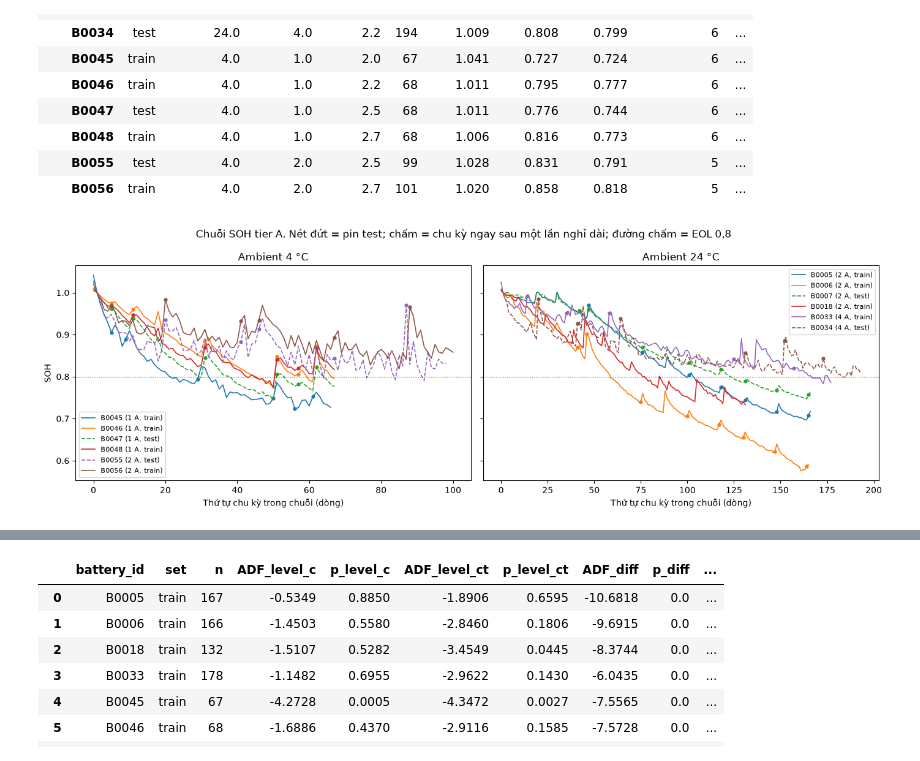
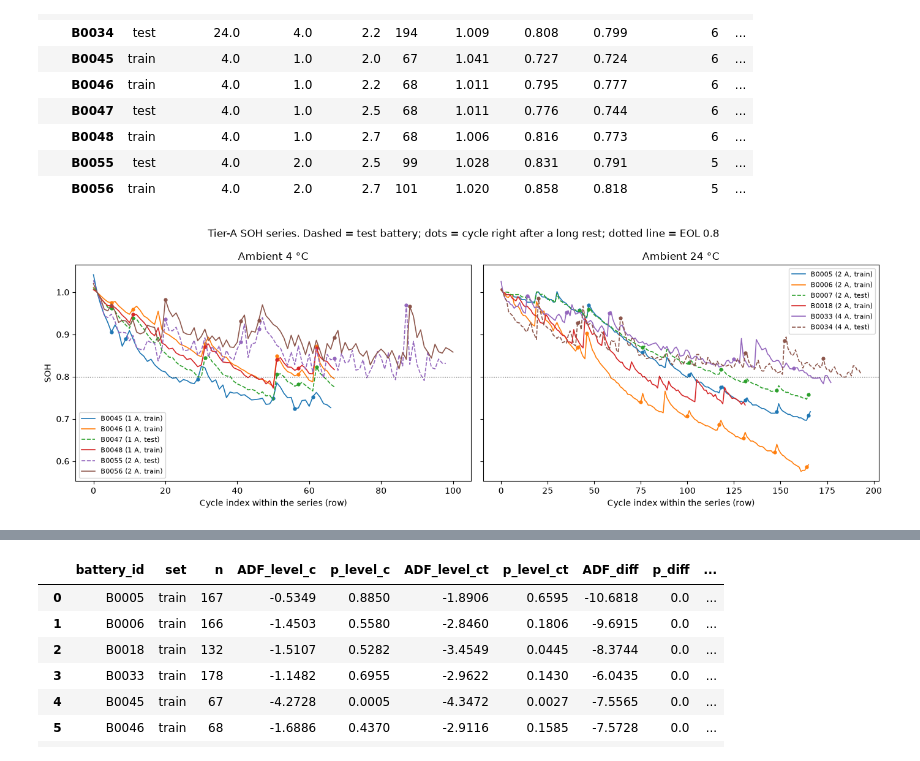
Before and after one commit to Ac-2836/STAT3013.R11.CTTT_Group08, a Jupyter notebook: notebooks/20_arima.ipynb, the cells around one changed output, grey strips where cells are left out. Saved outputs shown, nothing was run; the diff lists cells and outputs as text; code cells hidden in the pictures.

```diff
--- a/notebooks/20_arima.ipynb
+++ b/notebooks/20_arima.ipynb
@@ -86,20 +90,20 @@ summary.round(3)
 # %%
 fig, axes = plt.subplots(1, 2, figsize=(14, 4.8), sharey=True)
 for ax, (amb, grp) in zip(axes, rows.groupby("ambient_C")):
     for b, g in grp.groupby("battery_id"):
         style = "-" if g.set.iloc[0] == "train" else "--"
         line, = ax.plot(np.arange(len(g)), g.soh, style, lw=1.2,
                         label=f"{b} ({g.I_level_A.iloc[0]:.0f} A, {g.set.iloc[0]})")
         lr = np.flatnonzero(g.long_rest.values)
         ax.plot(lr, g.soh.values[lr], "o", ms=3.5, color=line.get_color())
     ax.axhline(EOL_SOH, color="k", lw=0.8, ls=":")
     ax.set_title(f"Ambient {amb:.0f} °C")
-    ax.set_xlabel("Thứ tự chu kỳ trong chuỗi (dòng)")
+    ax.set_xlabel("Cycle index within the series (row)")
     ax.legend(fontsize=8)
 axes[0].set_ylabel("SOH")
-fig.suptitle("Chuỗi SOH tier A. Nét đứt = pin test; chấm = chu kỳ ngay sau một lần nghỉ dài; đường chấm = EOL 0,8")
+fig.suptitle("Tier-A SOH series. Dashed = test battery; dots = cycle right after a long rest; dotted line = EOL 0.8")
 fig.tight_layout()
 fig.savefig(FIG / "arima_01_series.png", dpi=150)
 plt.show()
 # %% [output]
-[figure, old version]
+[figure, new version]
```
Also changed, not shown: parts of 61 cells of this notebook, 7 other files.
